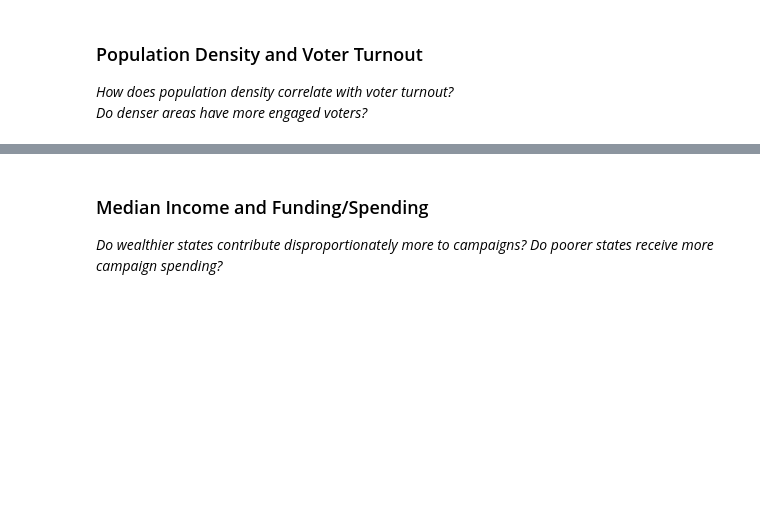
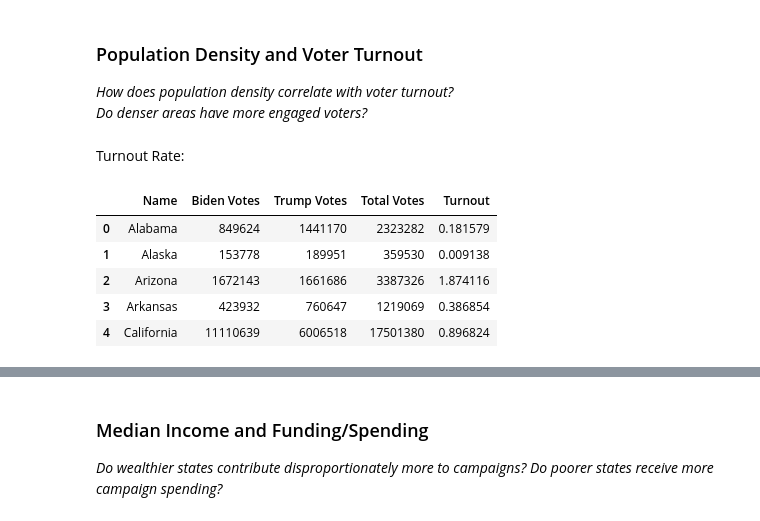
Before and after one commit to 9t8/cmsc320_project, a Jupyter notebook: c2.ipynb, the cells around one changed output, grey strips where cells are left out. Cells and saved outputs as stored; diff of their text form; code cells hidden in the pictures; blank space fills up the shorter version.

```diff
--- a/c2.ipynb
+++ b/c2.ipynb
@@ -128,3 +117,15 @@ Electoral college and popular vote numbers by state: https://www.fec.gov/resourc
 ### Population Density and Voter Turnout
 *How does population density correlate with voter turnout?* \
 *Do denser areas have more engaged voters?*
+# %% [markdown]
+Turnout Rate:
+# %%
+popular_vote['Turnout'] = popular_vote['Total Votes'] / population['Population']
+popular_vote.head()
+# %% [output]
+|  | Name | Biden Votes | Trump Votes | Total Votes | Turnout |
+| 0 | Alabama | 849624 | 1441170 | 2323282 | 0.181579 |
+| 1 | Alaska | 153778 | 189951 | 359530 | 0.009138 |
+| 2 | Arizona | 1672143 | 1661686 | 3387326 | 1.874116 |
+| 3 | Arkansas | 423932 | 760647 | 1219069 | 0.386854 |
+| 4 | California | 11110639 | 6006518 | 17501380 | 0.896824 |
```
Also changed, not shown: parts of 6 cells of this notebook.
